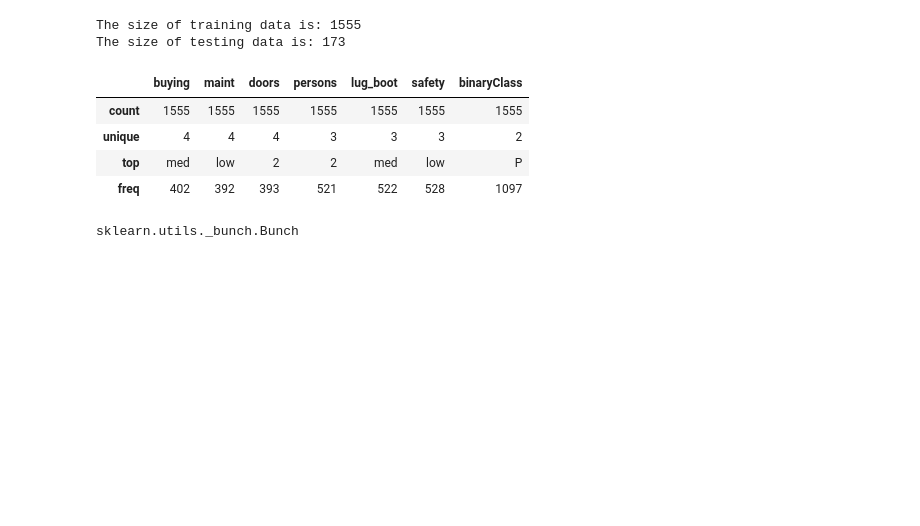
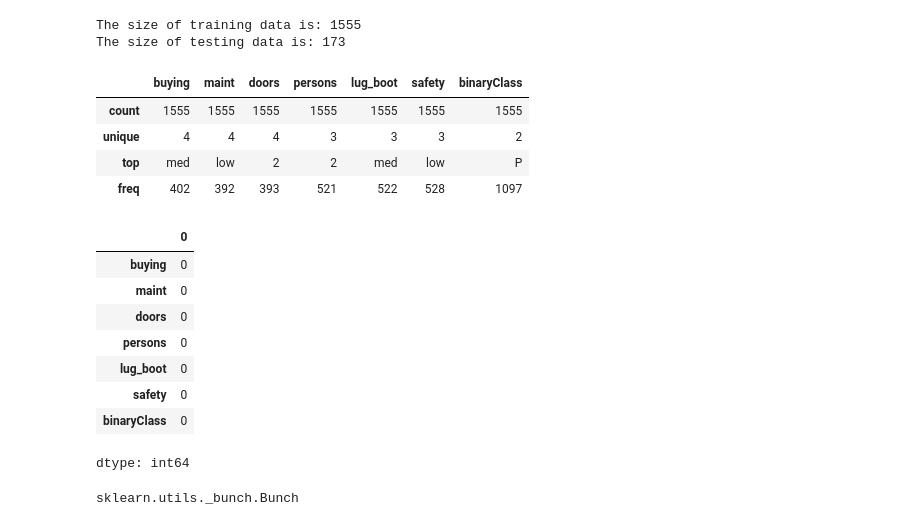
Before and after one commit to chifie/machine-learning-journey, a Jupyter notebook: machine_learning_journey.ipynb, the cells around one changed output. Drawn from its saved outputs; the diff is of its cells as text; code cells hidden in the pictures; blank space fills up the shorter version.

Commit message:
training data

```diff
--- a/machine_learning_journey.ipynb
+++ b/machine_learning_journey.ipynb
@@ -59,6 +59,18 @@ train_data.describe()
 | unique | 4 | 4 | 4 | 3 | 3 | 3 | 2 |
 | top | med | low | 2 | 2 | med | low | P |
 | freq | 402 | 392 | 393 | 521 | 522 | 528 | 1097 |
+# %%
+train_data.isnull().sum()
+# %% [output]
+|  | 0 |
+| buying | 0 |
+| maint | 0 |
+| doors | 0 |
+| persons | 0 |
+| lug_boot | 0 |
+| safety | 0 |
+| binaryClass | 0 |
+dtype: int64
 # %%
 from sklearn.datasets import fetch_openml
 
```
